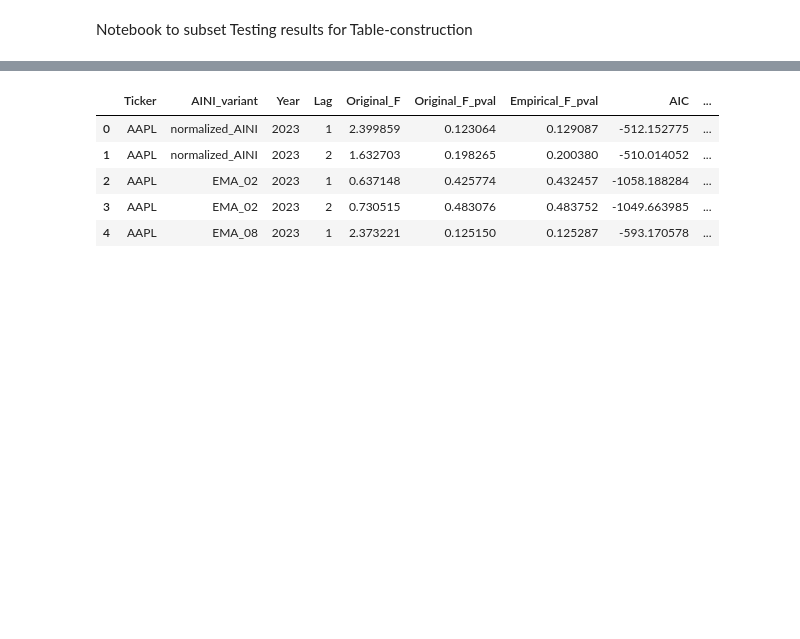
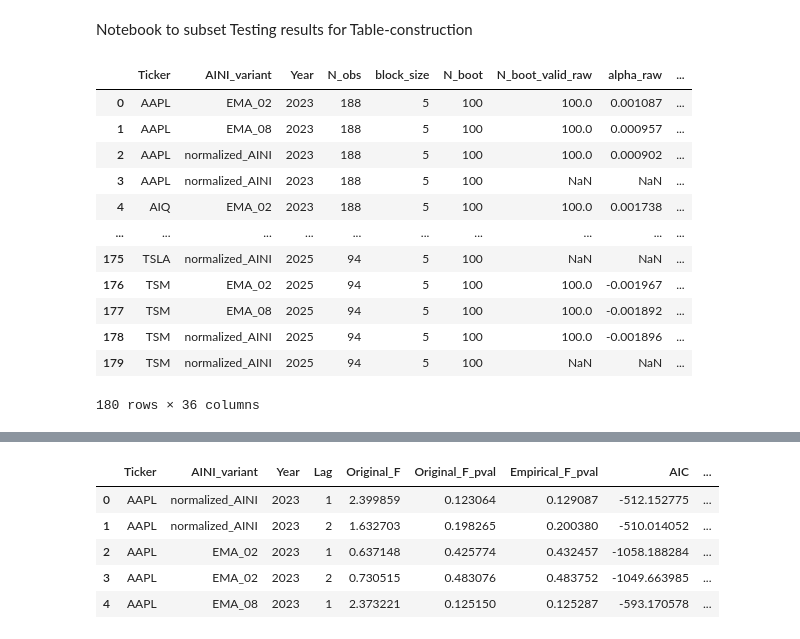
Before and after one commit to LarsIX/narrative_index, a Jupyter notebook: notebooks/subset_for_latex.ipynb, the cells around one changed output, grey strips where cells are left out. Saved outputs shown, nothing was run; the diff lists cells and outputs as text; code cells hidden in the pictures; blank space fills up the shorter version.

```diff
--- a/notebooks/subset_for_latex.ipynb
+++ b/notebooks/subset_for_latex.ipynb
@@ -14,3 +15,20 @@ from construct_latex_tables import build_coef_table, build_diagnostics_table
+# %%
+ols = pd.read_csv(root / "data" / "processed" / "variables" / "ols_sameday_mbboot_fdr_w0.csv")
+ols
+# %% [output]
+|  | Ticker | AINI_variant | Year | N_obs | block_size | N_boot | N_boot_valid_raw | alpha_raw | ... |
+| 0 | AAPL | EMA_02 | 2023 | 188 | 5 | 100 | 100.0 | 0.001087 | ... |
+| 1 | AAPL | EMA_08 | 2023 | 188 | 5 | 100 | 100.0 | 0.000957 | ... |
+| 2 | AAPL | normalized_AINI | 2023 | 188 | 5 | 100 | 100.0 | 0.000902 | ... |
+| 3 | AAPL | normalized_AINI | 2023 | 188 | 5 | 100 | NaN | NaN | ... |
+| 4 | AIQ | EMA_02 | 2023 | 188 | 5 | 100 | 100.0 | 0.001738 | ... |
+| ... | ... | ... | ... | ... | ... | ... | ... | ... | ... |
+| 175 | TSLA | normalized_AINI | 2025 | 94 | 5 | 100 | NaN | NaN | ... |
+| 176 | TSM | EMA_02 | 2025 | 94 | 5 | 100 | 100.0 | -0.001967 | ... |
+| 177 | TSM | EMA_08 | 2025 | 94 | 5 | 100 | 100.0 | -0.001892 | ... |
+| 178 | TSM | normalized_AINI | 2025 | 94 | 5 | 100 | 100.0 | -0.001896 | ... |
+| 179 | TSM | normalized_AINI | 2025 | 94 | 5 | 100 | NaN | NaN | ... |
+180 rows × 36 columns
 # %%
 # define data path
 
```
Also changed, not shown: parts of 1 cell of this notebook, 2 other files.
